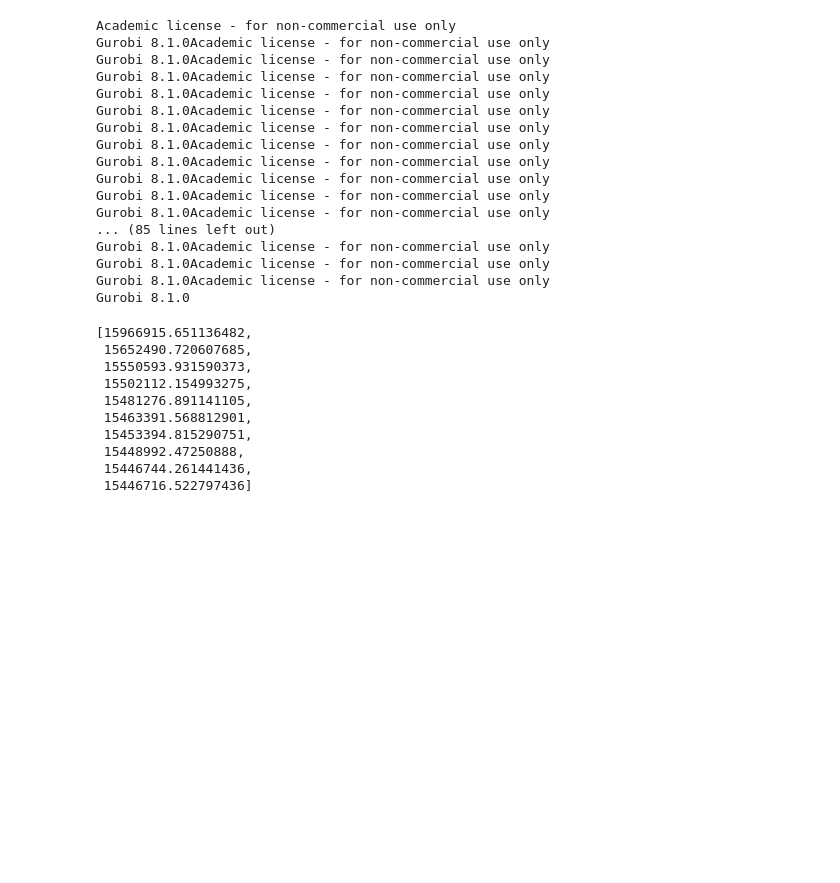
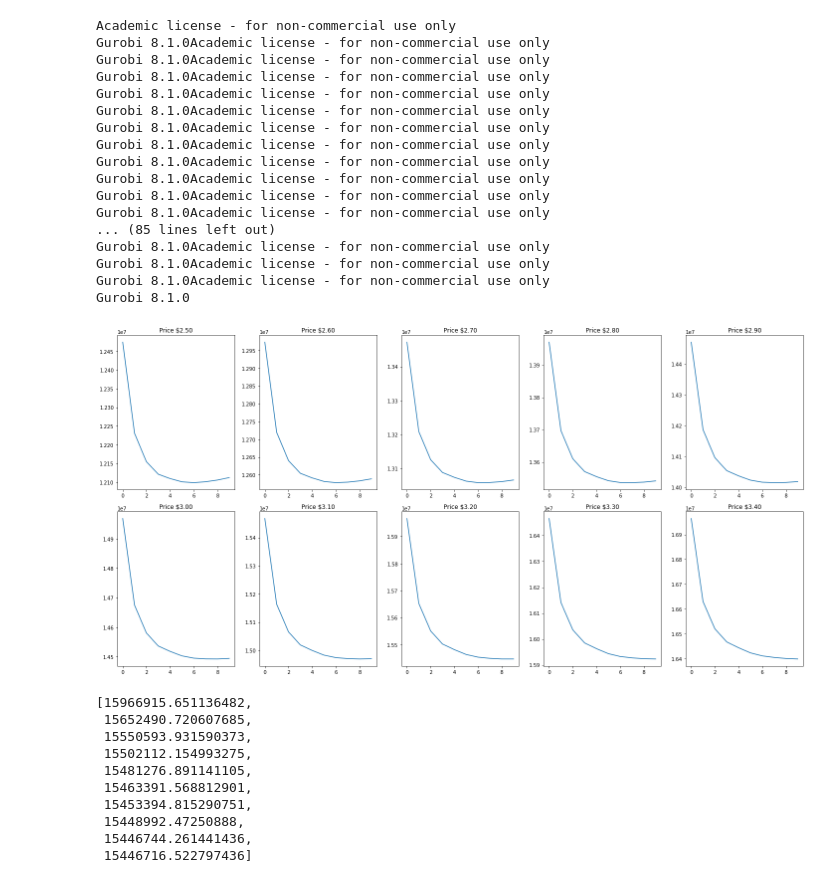
Before and after one commit to yyul10/LA_metro_bike_relocation, a Jupyter notebook: LA_metro_bike-relocation.ipynb, the cells around one changed output. Cells and saved outputs as stored; diff of their text form; code cells hidden in the pictures; blank space fills up the shorter version.

```diff
--- a/LA_metro_bike-relocation.ipynb
+++ b/LA_metro_bike-relocation.ipynb
@@ -936,6 +936,18 @@ Gurobi 8.1.0Academic license - for non-commercial use only
 Gurobi 8.1.0Academic license - for non-commercial use only
 Gurobi 8.1.0Academic license - for non-commercial use only
 Gurobi 8.1.0
+# %%
+fig2 = plt.figure(figsize=(20,10))
+
+for i in range(10):
+    plt.subplot(2, 5, i+1)
+    plt.title('Price ${0:.2f}'.format((i+25)/10))
+    plt.plot(range(10), Operation_list_detail[i])
+
+plt.tight_layout()
+plt.show()
+# %% [output]
+[figure, added]
 # %%
 Operation_list_detail[7] # Price $3.20, monotonic decrease.
 # %% [output]
```
Also changed, not shown: parts of 3 cells of this notebook.
